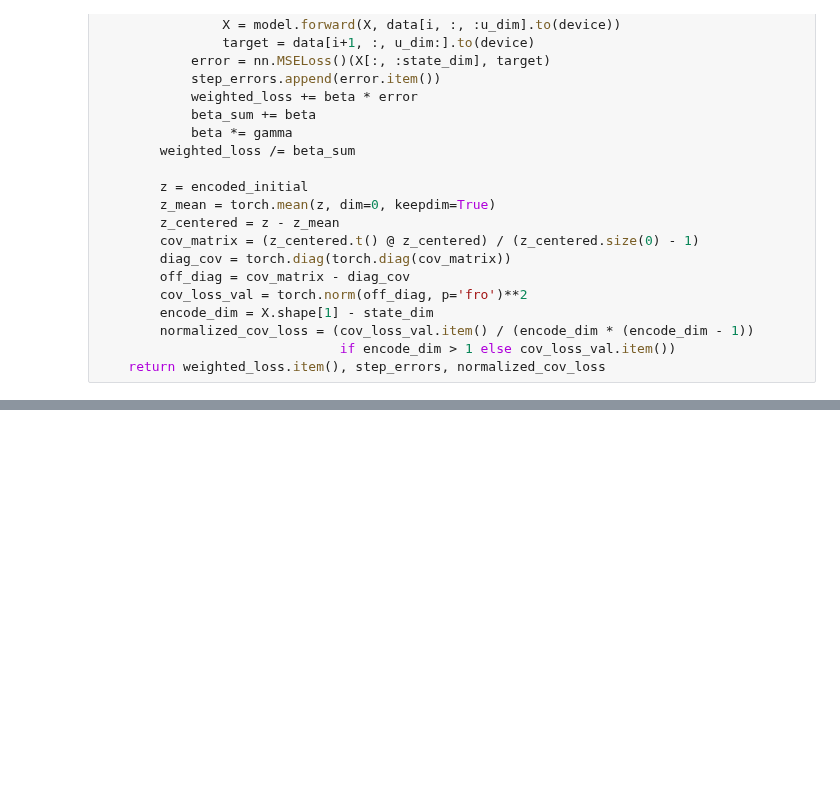
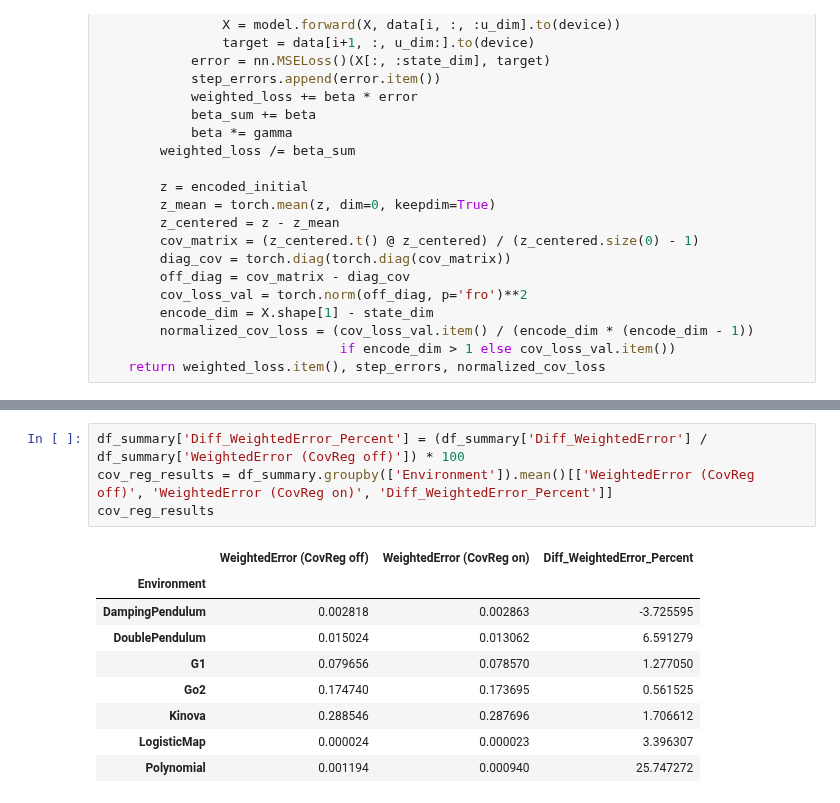
Before and after one commit to intelligent-control-lab/Koopman-Scaling, a Jupyter notebook: evaluation/evaluation.ipynb, the cells around one changed output, grey strips where cells are left out. Saved outputs shown, nothing was run; the diff lists cells and outputs as text; blank space fills up the shorter version.

```diff
--- a/evaluation/evaluation.ipynb
+++ b/evaluation/evaluation.ipynb
@@ -240,0 +248,14 @@ Summary table saved to evaluation_summary.csv
+# %%
+df_summary['Diff_WeightedError_Percent'] = (df_summary['Diff_WeightedError'] / df_summary['WeightedError (CovReg off)']) * 100
+cov_reg_results = df_summary.groupby(['Environment']).mean()[['WeightedError (CovReg off)', 'WeightedError (CovReg on)', 'Diff_WeightedError_Percent']]
+cov_reg_results
+# %% [output]
+|  | WeightedError (CovReg off) | WeightedError (CovReg on) | Diff_WeightedError_Percent |
+| Environment |  |  |  |
+| DampingPendulum | 0.002818 | 0.002863 | -3.725595 |
+| DoublePendulum | 0.015024 | 0.013062 | 6.591279 |
+| G1 | 0.079656 | 0.078570 | 1.277050 |
+| Go2 | 0.174740 | 0.173695 | 0.561525 |
+| Kinova | 0.288546 | 0.287696 | 1.706612 |
+| LogisticMap | 0.000024 | 0.000023 | 3.396307 |
+| Polynomial | 0.001194 | 0.000940 | 25.747272 |
```
Also changed, not shown: parts of 4 cells of this notebook, 29 other files.
